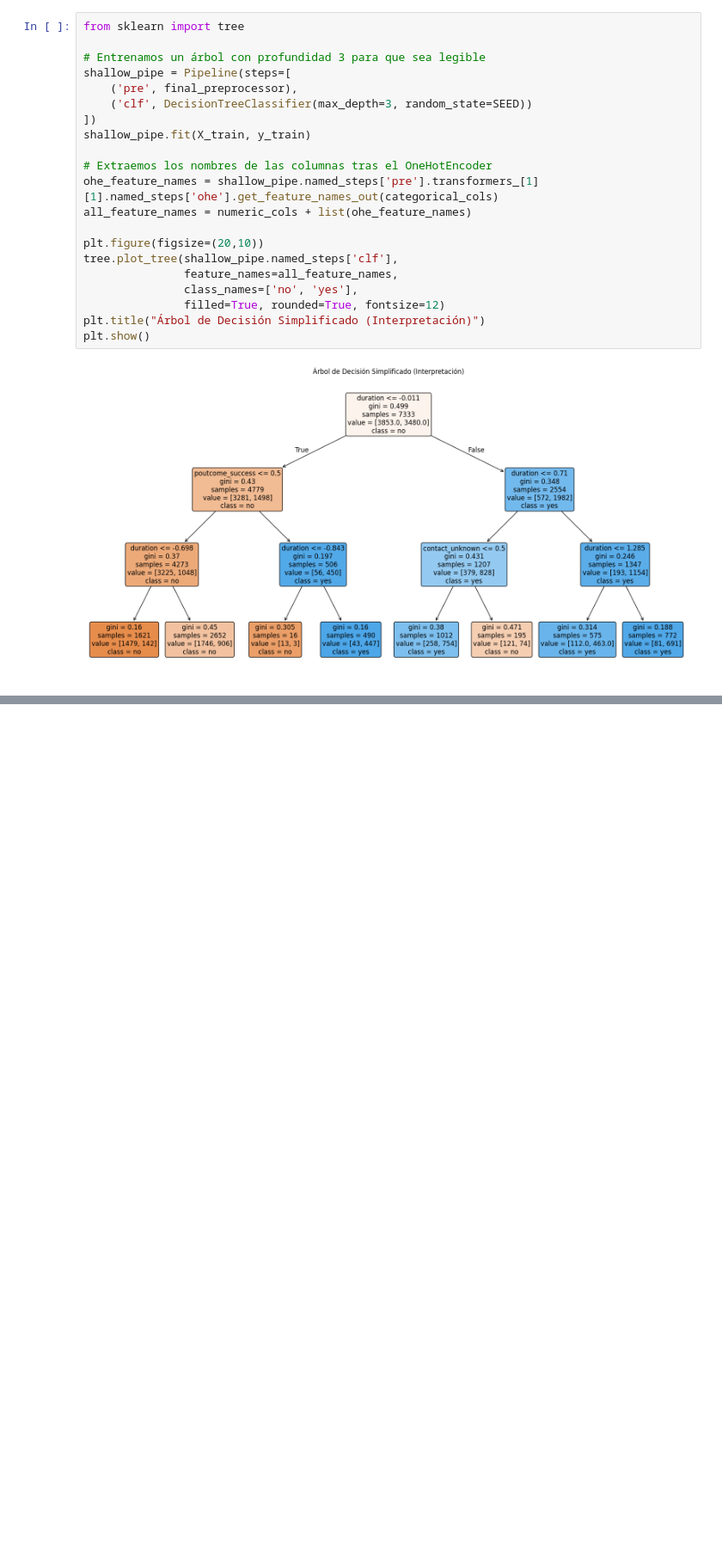
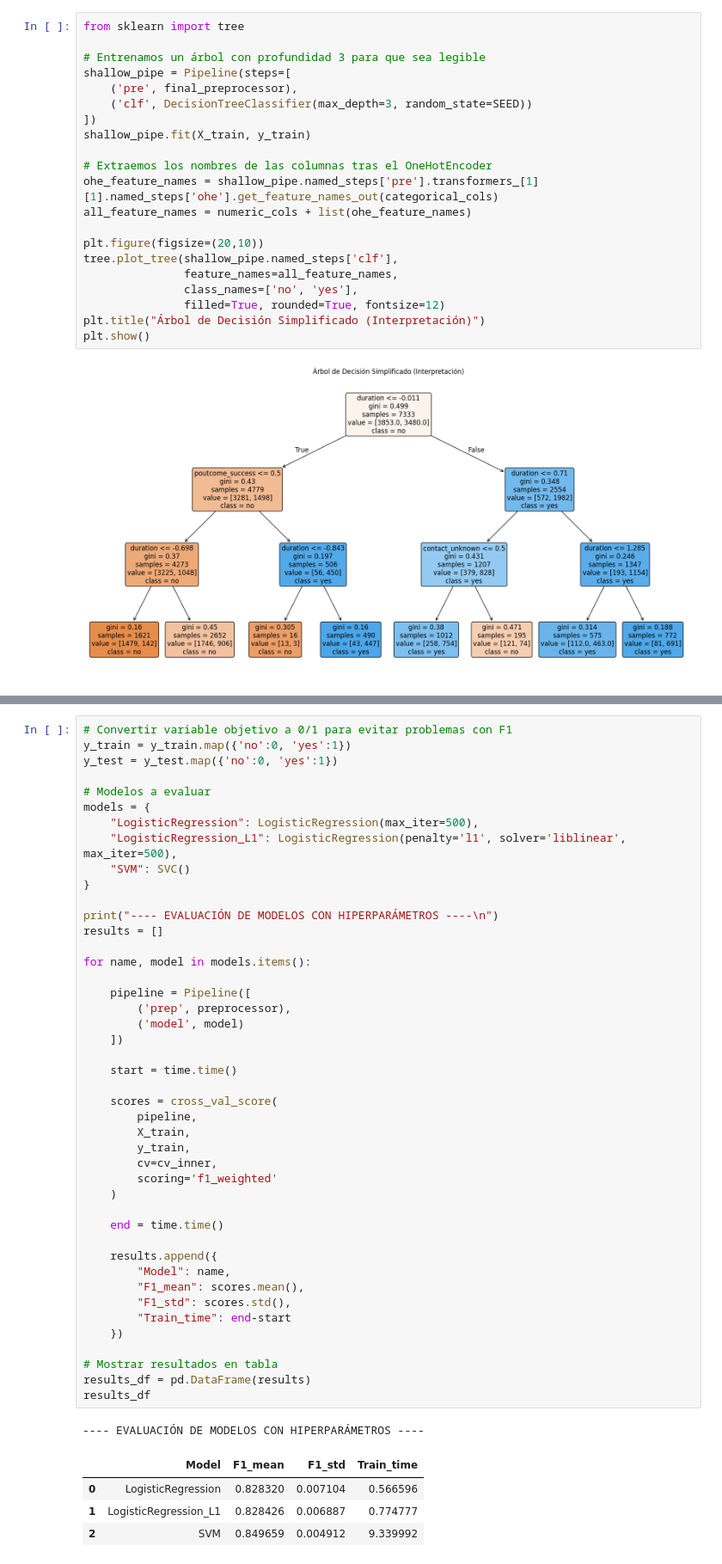
Before and after one commit to 100522254/Proyecto-Aprendizaje-Autom-tico, a Jupyter notebook: notebook1.ipynb, the cells around one changed output, grey strips where cells are left out. Shown at 86% size. Cells and saved outputs as stored; diff of their text form; blank space fills up the shorter version.

Commit message:
Añadido el notebook1 final
Creación del Pipeline y uso de Streamlit.

```diff
--- a/notebook1.ipynb
+++ b/notebook1.ipynb
@@ -423,0 +440,50 @@ Mientras que el modelo trivial obtiene un F1-Score de 0.3619 (Al invertir 0.6381
+# %%
+# Convertir variable objetivo a 0/1 para evitar problemas con F1
+y_train = y_train.map({'no':0, 'yes':1})
+y_test = y_test.map({'no':0, 'yes':1})
+
+# Modelos a evaluar
+models = {
+    "LogisticRegression": LogisticRegression(max_iter=500),
+    "LogisticRegression_L1": LogisticRegression(penalty='l1', solver='liblinear', max_iter=500),
+    "SVM": SVC()
+}
+
+print("---- EVALUACIÓN DE MODELOS CON HIPERPARÁMETROS ----\n")
+results = []
+
+for name, model in models.items():
+
+    pipeline = Pipeline([
+        ('prep', preprocessor),
+        ('model', model)
+    ])
+
+    start = time.time()
+
+    scores = cross_val_score(
+        pipeline,
+        X_train,
+        y_train,
+        cv=cv_inner,
+        scoring='f1_weighted'
+    )
+
+    end = time.time()
+
+    results.append({
+        "Model": name,
+        "F1_mean": scores.mean(),
+        "F1_std": scores.std(),
+        "Train_time": end-start
+    })
+
+# Mostrar resultados en tabla
+results_df = pd.DataFrame(results)
+results_df
+# %% [output]
+---- EVALUACIÓN DE MODELOS CON HIPERPARÁMETROS ----
+|  | Model | F1_mean | F1_std | Train_time |
+| 0 | LogisticRegression | 0.828320 | 0.007104 | 0.566596 |
+| 1 | LogisticRegression_L1 | 0.828426 | 0.006887 | 0.774777 |
+| 2 | SVM | 0.849659 | 0.004912 | 9.339992 |
```
Also changed, not shown: parts of 25 cells of this notebook.
